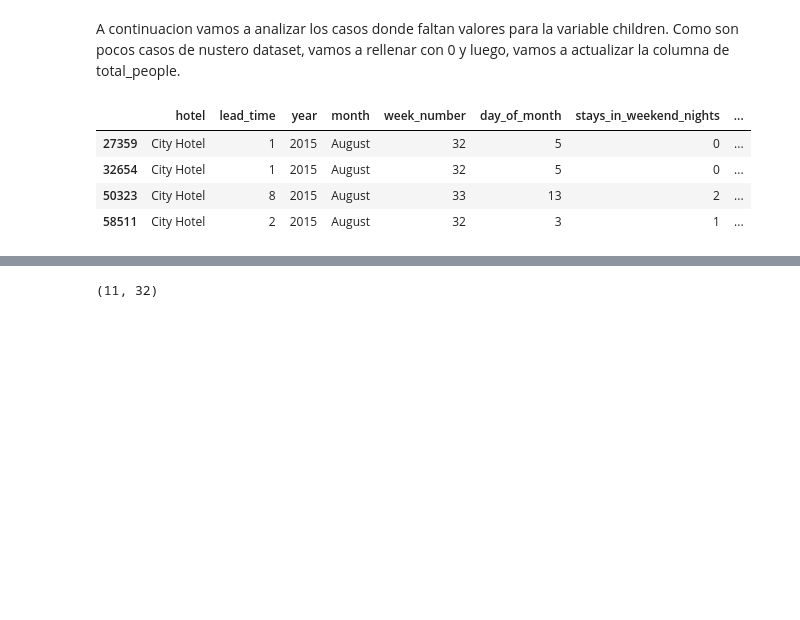
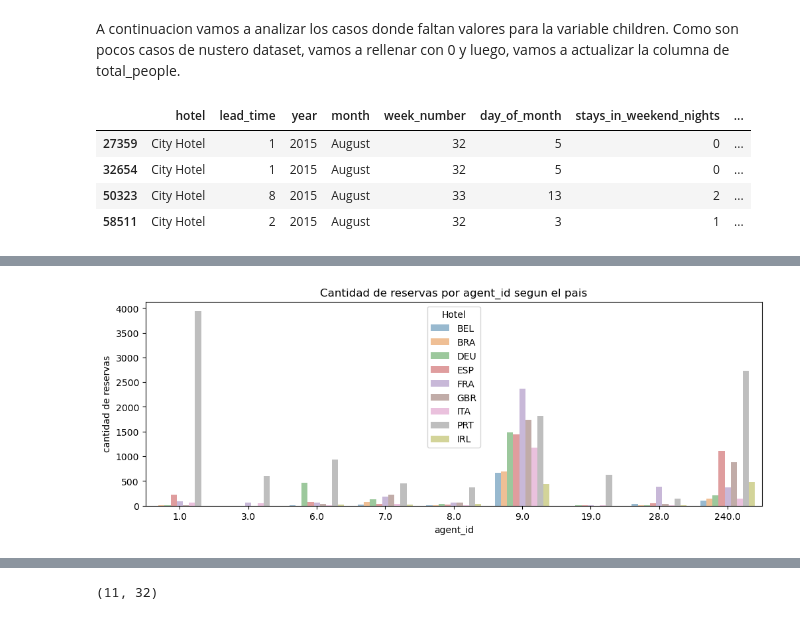
Before and after one commit to JuampiCarosi/7506R-2C2023-GRUPO23, a Jupyter notebook: 7506R_TP1_GRUPO23_CHP1_ENTREGA.ipynb, the cells around one changed output, grey strips where cells are left out. Saved outputs shown, nothing was run; the diff lists cells and outputs as text; code cells hidden in the pictures; blank space fills up the shorter version.

```diff
--- a/7506R_TP1_GRUPO23_CHP1_ENTREGA.ipynb
+++ b/7506R_TP1_GRUPO23_CHP1_ENTREGA.ipynb
@@ -1462,0 +1493,24 @@ df.drop(df[df['required_car_parking_spaces'] > 5].index, inplace=True)
+# %%
+df_filtrado = df[(~df['agent_id'].isna()) & (df['distribution_channel'] != 'Direct')]
+paises = df_filtrado[['country']].value_counts().reset_index()
+paises.columns = ['country', 'cantidad']
+paises_mayoritarios = paises[paises['cantidad'] > 900]
+df_filtrado = df_filtrado[(df_filtrado['country'].isin(paises_mayoritarios['country']))]
+
+fig, ax = plt.subplots(1, 1, figsize=(12, 4))
+
+agent_id_mayores = df_filtrado['agent_id'].value_counts().reset_index()
+agent_id_mayores.columns = ['agent_id', 'cantidad']
+agent_id_mayores2 = agent_id_mayores[agent_id_mayores['cantidad'] > 600]
+a = df_filtrado[df_filtrado['agent_id'].isin(agent_id_mayores2['agent_id'])]
+
+df_count_agents = a.groupby(['agent_id', 'country']).size().reset_index(name='counts')
+sns.barplot( x="agent_id",y='counts', data=df_count_agents, hue='country',  ax=ax, alpha=0.5)
+ax.set_title('Cantidad de reservas por agent_id segun el pais')
+ax.set_xlabel('agent_id')
+ax.set_ylabel('cantidad de reservas')
+
+plt.legend(title='Hotel', loc = 'best')
+plt.show()
+# %% [output]
+[figure, added]
```
Also changed, not shown: parts of 37 cells of this notebook.
